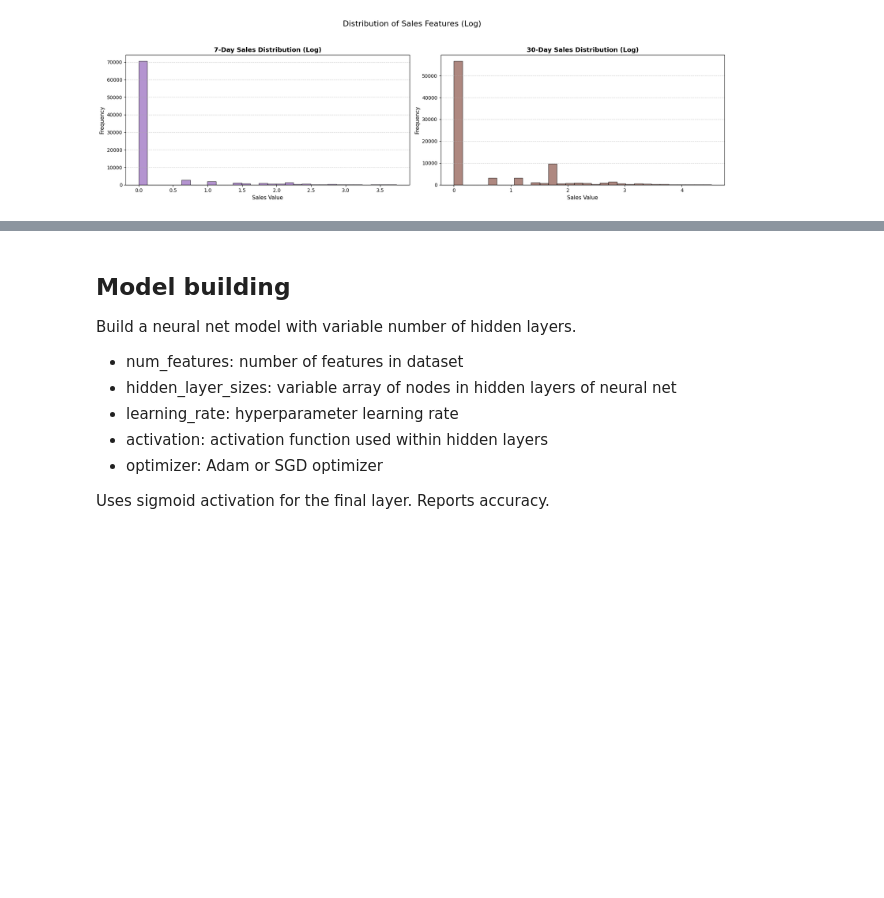
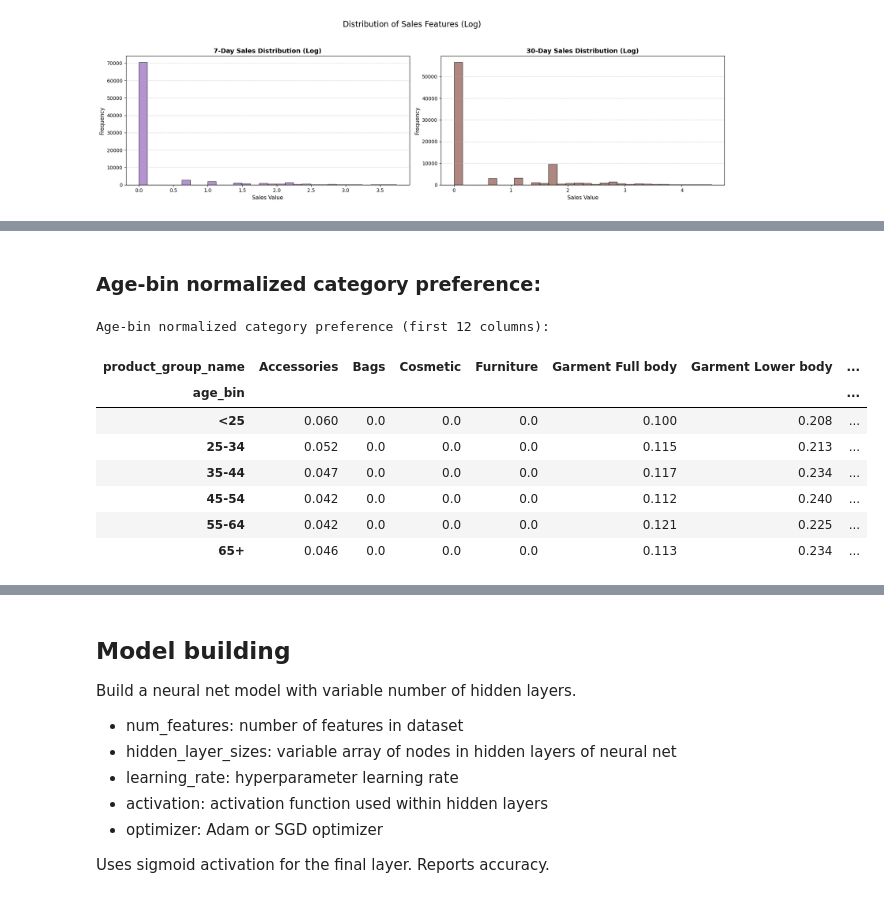
Before and after one commit to daveschaaf/mids_207_project, a Jupyter notebook: notebooks/product_recommendation_02.ipynb, the cells around one changed output, grey strips where cells are left out. Drawn from its saved outputs; the diff is of its cells as text; code cells hidden in the pictures; blank space fills up the shorter version.

Commit message:
Update product recommendation notebooks 01 and 02

```diff
--- a/notebooks/product_recommendation_02.ipynb
+++ b/notebooks/product_recommendation_02.ipynb
@@ -211,0 +325,28 @@ plt.show()
+# %% [markdown]
+### Age-bin normalized category preference:
+# %%
+cust_tx = transactions_clean_df.merge(
+    customers_clean_df[["customer_id", "age"]], on="customer_id", how="left"
+).merge(
+    articles_clean_df[["article_id", "product_group_name"]], on="article_id", how="left"
+)
+
+cust_tx["age_bin"] = pd.cut(
+    cust_tx["age"],
+    bins=[0, 24, 34, 44, 54, 64, 120],
+    labels=["<25", "25-34", "35-44", "45-54", "55-64", "65+"]
+)
+
+age_group_pref = pd.crosstab(cust_tx["age_bin"], cust_tx["product_group_name"], normalize="index")
+print("Age-bin normalized category preference (first 12 columns):")
+display(age_group_pref.iloc[:, :12].round(3))
+# %% [output]
+Age-bin normalized category preference (first 12 columns):
+| product_group_name | Accessories | Bags | Cosmetic | Furniture | Garment Full body | Garment Lower body | ... |
+| age_bin |  |  |  |  |  |  | ... |
+| <25 | 0.060 | 0.0 | 0.0 | 0.0 | 0.100 | 0.208 | ... |
+| 25-34 | 0.052 | 0.0 | 0.0 | 0.0 | 0.115 | 0.213 | ... |
+| 35-44 | 0.047 | 0.0 | 0.0 | 0.0 | 0.117 | 0.234 | ... |
+| 45-54 | 0.042 | 0.0 | 0.0 | 0.0 | 0.112 | 0.240 | ... |
+| 55-64 | 0.042 | 0.0 | 0.0 | 0.0 | 0.121 | 0.225 | ... |
+| 65+ | 0.046 | 0.0 | 0.0 | 0.0 | 0.113 | 0.234 | ... |
```
Also changed, not shown: parts of 5 cells of this notebook, 1 other file.
